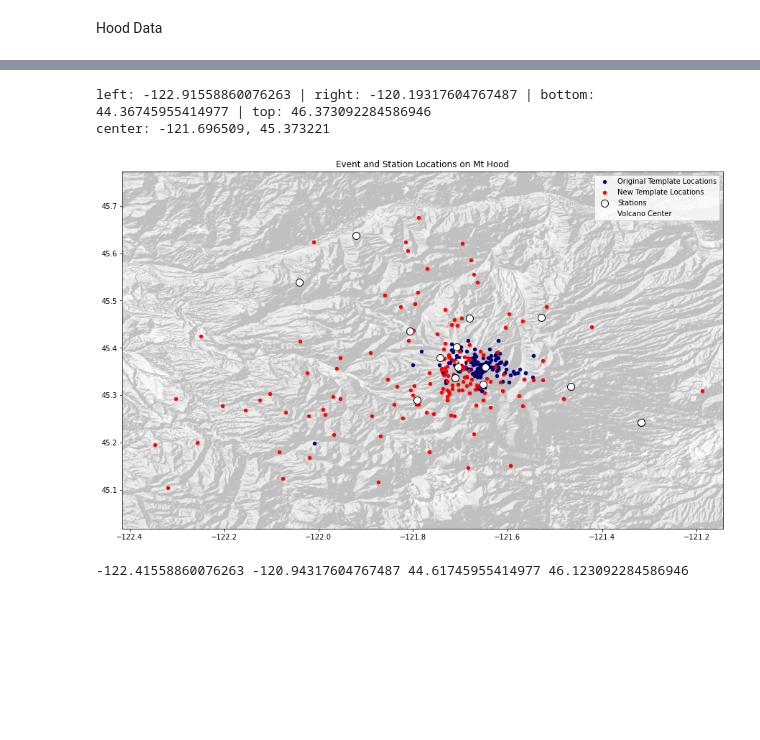
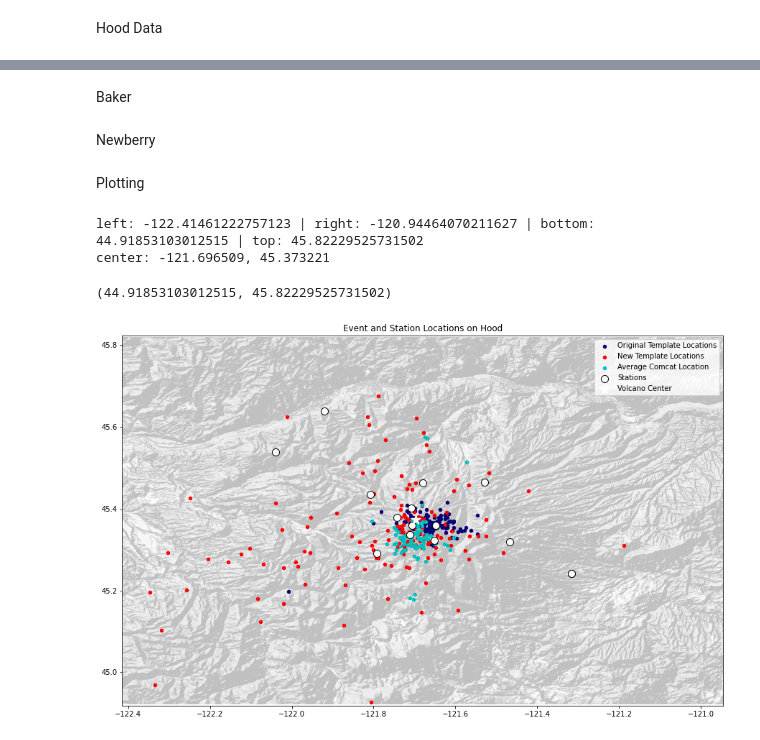
Before and after one commit to Denolle-Lab/expand_redpy, a Jupyter notebook: notebooks/plots/plotting_locations.ipynb, the cells around one changed output, grey strips where cells are left out. Saved outputs shown, nothing was run; the diff lists cells and outputs as text; code cells hidden in the pictures; blank space fills up the shorter version.

Commit message:
fixed event station bug; running new find_events; looking back at locations

```diff
--- a/notebooks/plots/plotting_locations.ipynb
+++ b/notebooks/plots/plotting_locations.ipynb
@@ -25,7 +27,9 @@ homedir = config['homedir']
 # %%
-dem = rio.open(f"{homedir}DEM_data/Hood_big.tif") #open tif file (contains DEM) with rio
+dem = rio.open(f"{homedir}DEM_data/{volc}.tif") #open tif file (contains DEM) with rio
 dem_array = dem.read(1).astype('float64') #set array for DEM
 crs = dem.crs #get crs (coordinate reference systems)
 dem_data_dict={'data':dem_array, 'crs':crs, 'left':dem.bounds[0], 'right':dem.bounds[2], 'bottom':dem.bounds[1], 'top':dem.bounds[3]}
+left, right = dem_data_dict['left'],dem_data_dict['right']
+bottom, top = dem_data_dict['bottom'],dem_data_dict['top']
 # %%
 #show plot
@@ -83,12 +87,16 @@ old_lats = loc_df['Latitude'].values.tolist() #get a list of latitudes for templ
 old_lons = loc_df['Longitude'].values.tolist() #get a list of longitudes for template locations
 
 
-loc_df = pd.read_csv('../nick_hood_SD.RELOC_CLEANED')
+loc_df = pd.read_csv(f'{homedir}locations/nick_hood_SD.RELOC_CLEANED')
 #pd.read_csv(f'/home/smocz/expand_redpy_new_files/locations/{csvname}.csv') #get locations
 loc_lats = loc_df['mLat'].values.tolist() #get a list of latitudes for template locations
 loc_lons = loc_df['mLong'].values.tolist() #get a list of longitudes for template locations
 
 
-volc_md = pd.read_csv(f'/home/smocz/expand_redpy/csv_catalogs/Volcano_Metadata.csv') #read metadata
+volc_md = pd.read_csv(f'/home/smocz/expand_redpy/catalogs/Volcano_Metadata.csv') #read metadata
 stas_lats = volc_md[volc_md['Volcano_Name']=='Hood']['Latitude'].values.tolist() #get latitude for stations at this volcano
 stas_lons = volc_md[volc_md['Volcano_Name']=='Hood']['Longitude'].values.tolist() #get latitude for stations at this volcano
+
+cc_df = pd.read_csv(f'{homedir}locations/Hood_comcat_locs.csv')
+cc_lats = cc_df['Latitude'].values.tolist() #get a list of latitudes for template locations
+cc_lons = cc_df['Longitude'].values.tolist() #get a list of longitudes for template locations
@@ -94,0 +118,2 @@ stas_lons = volc_md[volc_md['Volcano_Name']=='Hood']['Longitude'].values.tolist(
+# %% [markdown]
+Baker
@@ -95,3 +133,20 @@ stas_lons = volc_md[volc_md['Volcano_Name']=='Hood']['Longitude'].values.tolist(
+# %% [markdown]
+Newberry
+# %%
+#reading Helens stations and locations
+center_lat = volc_lat_lon['Newberry'][0]
+center_lon = volc_lat_lon['Newberry'][1]
+
+#read old locs
+loc_df = pd.read_csv(f'/home/smocz/expand_redpy_new_files/locations/Newberry_Template_Locations.csv') #get locations
+old_lats = loc_df['Latitude'].values.tolist() #get a list of latitudes for template locations
+old_lons = loc_df['Longitude'].values.tolist() #get a list of longitudes for template locations
+
+volc_md = pd.read_csv(f'/home/smocz/expand_redpy/catalogs/Volcano_Metadata.csv') #read metadata
+stas_lats = volc_md[volc_md['Volcano_Name']=='Newberry']['Latitude'].values.tolist() #get latitude for stations at this volcano
+stas_lons = volc_md[volc_md['Volcano_Name']=='Newberry']['Longitude'].values.tolist() #get latitude for stations at this volcano
+# %% [markdown]
+Plotting
 # %%
 # lat = 46.814988 #latitude of lower left corner
 # lon = -121.816528 #longitude of lower left corner
@@ -99,41 +154,40 @@ stas_lons = volc_md[volc_md['Volcano_Name']=='Hood']['Longitude'].values.tolist(
 
 crs = dem_data_dict['crs'] #get crs
 data = dem_data_dict['data'] #get data
 
 
 # left_x,bottom_y = transform(p1,p2,lon,lat) #transform lower left corner to UTM
 # center_eastings, center_northings = transform(p1,p2,center_lon,center_lat) #transform center of volcano to UTM
 
-left, right = dem_data_dict['left'],dem_data_dict['right']
-bottom, top = dem_data_dict['bottom'],dem_data_dict['top']
 print(f'left: {left} | right: {right} | bottom: {bottom} | top: {top}')
 print(f'center: {center_lon}, {center_lat}')
 
 fig, ax = plt.subplots(1, figsize=(15,15)) #make plot
 
 ls = LightSource(azdeg=315, altdeg=45)
 ax.imshow(ls.hillshade(dem_array, vert_exag=1),extent=[left, right, bottom, top],cmap='gray',alpha=0.25)
 # ax.imshow(data,extent=[left, right, bottom, top],cmap='gist_earth')
-ax.set_title('Event and Station Locations on Mt Hood')
+ax.set_title(f'Event and Station Locations on {volc}')
 # ax.scatter(pnsn_lon, pnsn_lat,marker='.',color='purple',label='PNSN Locations') #,alpha=0.5
 ax.scatter(old_lons, old_lats,marker='.',color='#070173',s=80,label='Original Template Locations') #,alpha=0.5
 ax.scatter(loc_lons, loc_lats,marker='.',color='red',s=80,label='New Template Locations') #,alpha=0.5
+ax.scatter(cc_lons, cc_lats,marker='.',color='c',s=80,label='Average Comcat Location') #,alpha=0.5
 ax.scatter(stas_lons, stas_lats,marker='o',color='white',edgecolors='black',s=100,label='Stations')
 ax.scatter(center_lon, center_lat,marker='*',color='white',edgecolors='white',s=200,label='Volcano Center')
 ax.legend()
 
 #crop/zoom-in on map
-ax.set_xlim(left+.5,right-.95) #can add/subtract from values to zoom in/out
-ax.set_ylim(bottom+.65,top-.6)
+ax.set_xlim(left,right) #can add/subtract from values to zoom in/out
+ax.set_ylim(bottom,top)
+
+# ax.set_xlim(-122,-121.7)
+# ax.set_ylim(46.7,47)
 
 
 ### ISSUE: IT SQUISHES WITH THE DIMENSIONS
 # fig.savefig('Hood_locations.png',dpi=600)
 # %% [output]
-left: -122.91558860076263 | right: -120.19317604767487 | bottom: 44.36745955414977 | top: 46.373092284586946
+left: -122.41461222757123 | right: -120.94464070211627 | bottom: 44.91853103012515 | top: 45.82229525731502
 center: -121.696509, 45.373221
+(44.91853103012515, 45.82229525731502)
-[figure, old version]
+[figure, new version]
-# %%
-print(left+.5,right-.75,bottom+.25,top-.25)
-# %% [output]
--122.41558860076263 -120.94317604767487 44.61745955414977 46.123092284586946
```
Also changed, not shown: parts of 6 cells of this notebook, 3 other files.
